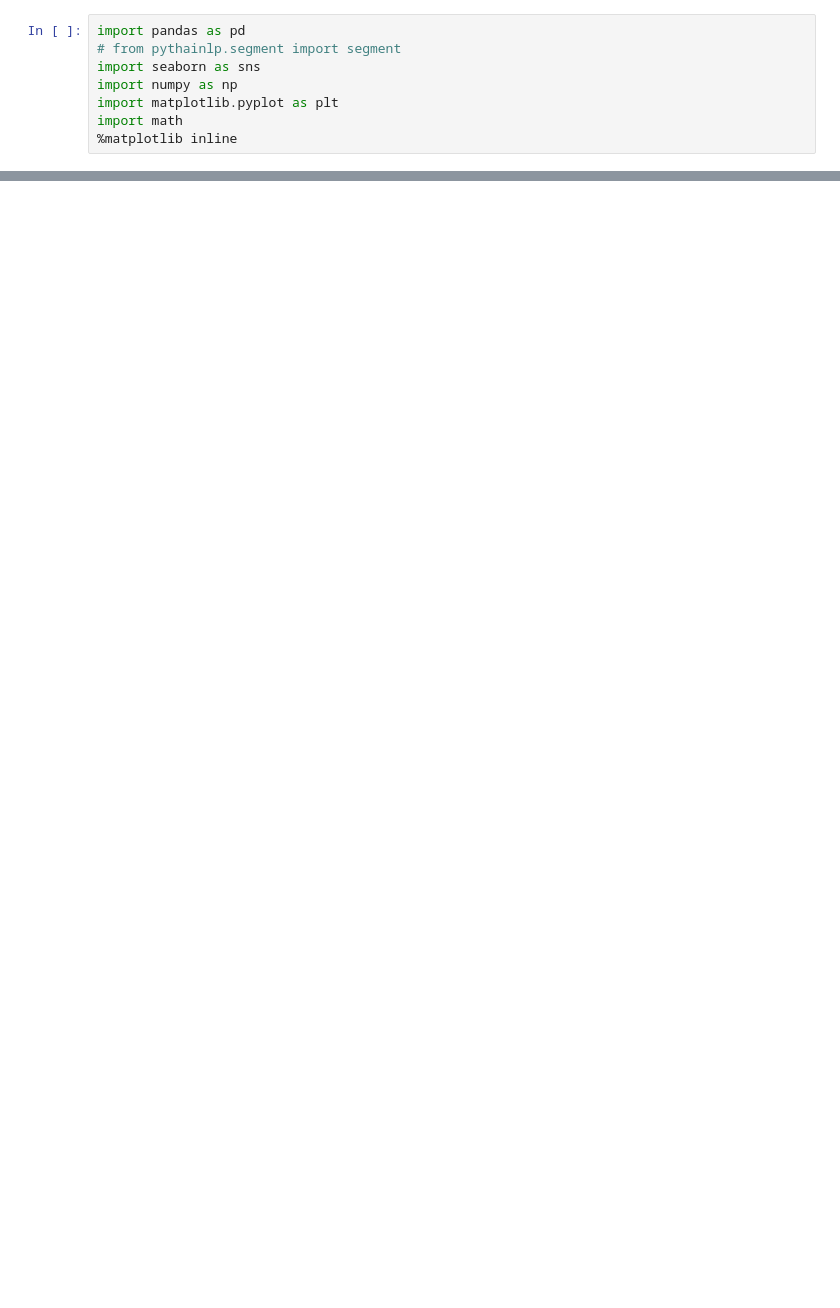
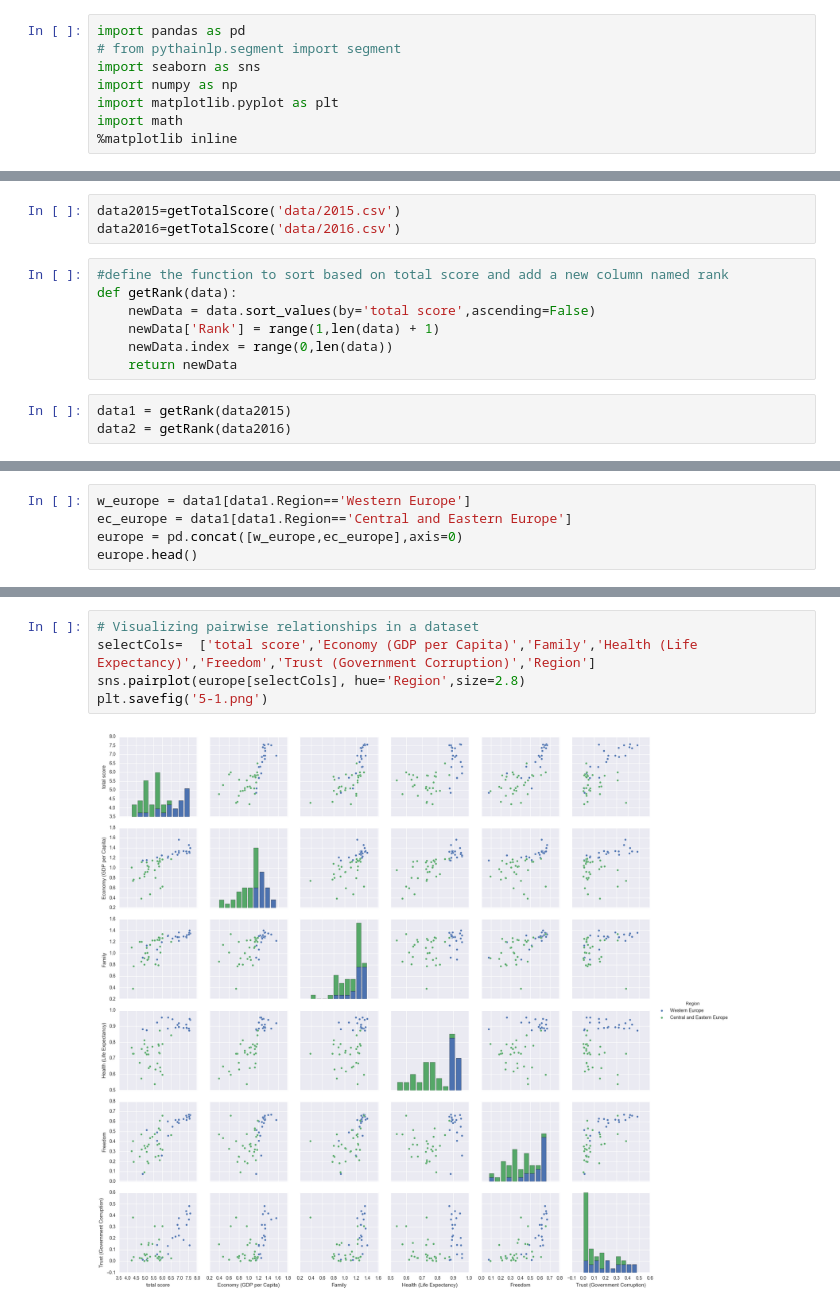
Before and after one commit to wentingsu/Su_Wenting_spring2017, a Jupyter notebook: Final/code/Analysis5.ipynb, the cells around one changed output, grey strips where cells are left out. Drawn from its saved outputs; the diff is of its cells as text; blank space fills up the shorter version.

```diff
--- a/Final/code/Analysis5.ipynb
+++ b/Final/code/Analysis5.ipynb
@@ -51,0 +26,13 @@ for one in raw:
+# %%
+data2015=getTotalScore('data/2015.csv')
+data2016=getTotalScore('data/2016.csv')
+# %%
+#define the function to sort based on total score and add a new column named rank
+def getRank(data):
+    newData = data.sort_values(by='total score',ascending=False)
+    newData['Rank'] = range(1,len(data) + 1)
+    newData.index = range(0,len(data))
+    return newData
+# %%
+data1 = getRank(data2015)
+data2 = getRank(data2016)
@@ -51,0 +53,5 @@ for one in raw:
+# %%
+w_europe = data1[data1.Region=='Western Europe']
+ec_europe = data1[data1.Region=='Central and Eastern Europe']
+europe = pd.concat([w_europe,ec_europe],axis=0)
+europe.head()
@@ -51,0 +65,7 @@ for one in raw:
+# %%
+# Visualizing pairwise relationships in a dataset
+selectCols=  ['total score','Economy (GDP per Capita)','Family','Health (Life Expectancy)','Freedom','Trust (Government Corruption)','Region']
+sns.pairplot(europe[selectCols], hue='Region',size=2.8)
+plt.savefig('5-1.png')
+# %% [output]
+[figure, added]
```
Also changed, not shown: parts of 20 cells of this notebook, 10 other files.
